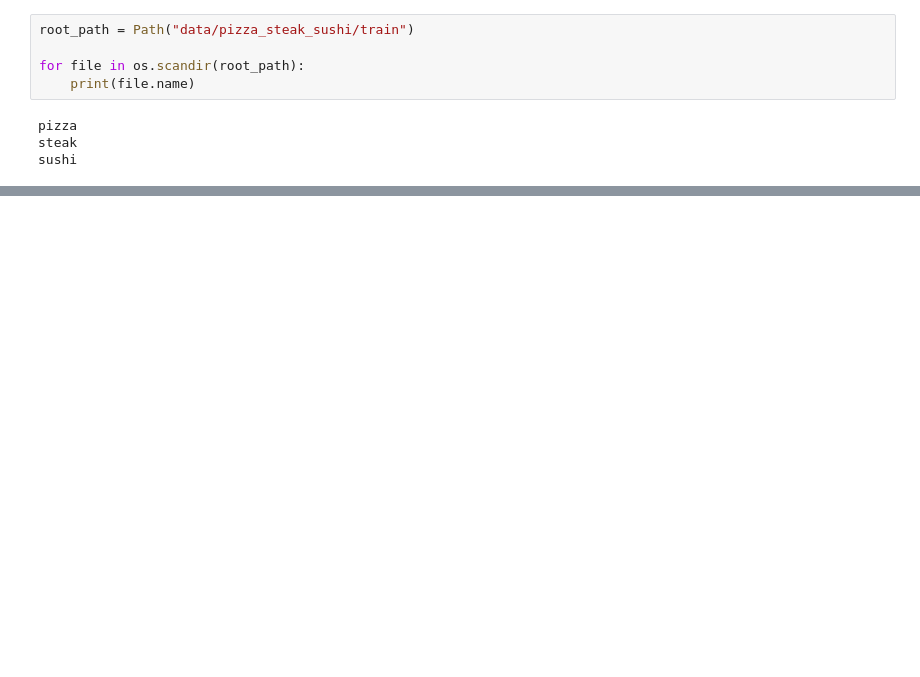
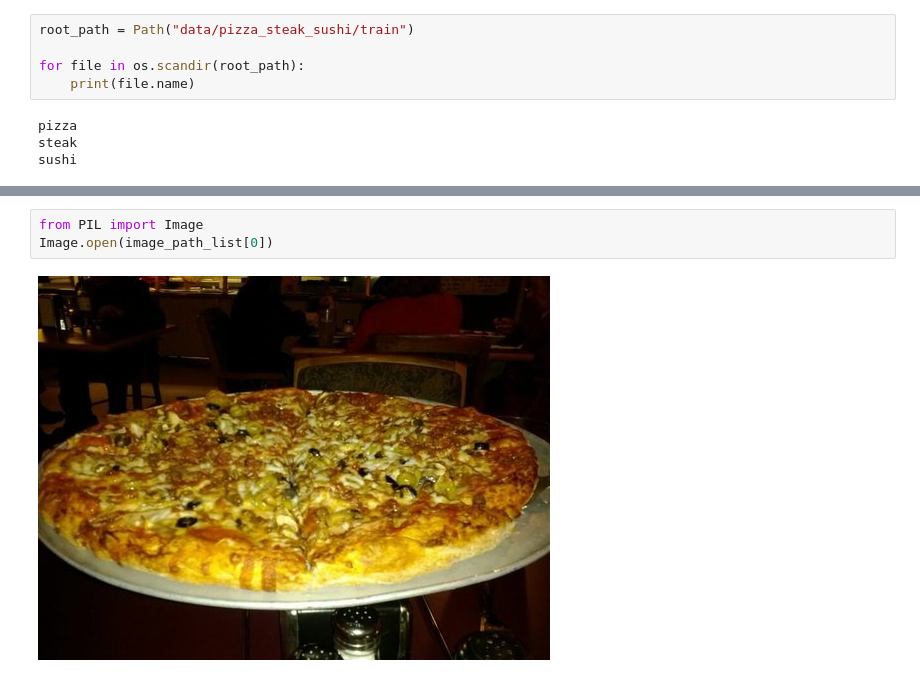
Before and after one commit to Kamaljit12/pytorch-tutorial, a Jupyter notebook: practice/04_custom_datasets.ipynb, the cells around one changed output, grey strips where cells are left out. Saved outputs shown, nothing was run; the diff lists cells and outputs as text; blank space fills up the shorter version.

```diff
--- a/practice/04_custom_datasets.ipynb
+++ b/practice/04_custom_datasets.ipynb
@@ -375,0 +409,5 @@ classes = sorted(enrty.name for enrty in os.scandir(root_path) if enrty.is_dir()
+# %%
+from PIL import Image
+Image.open(image_path_list[0])
+# %% [output]
+[figure, added]
```
Also changed, not shown: parts of 33 cells of this notebook, 1 other file.
